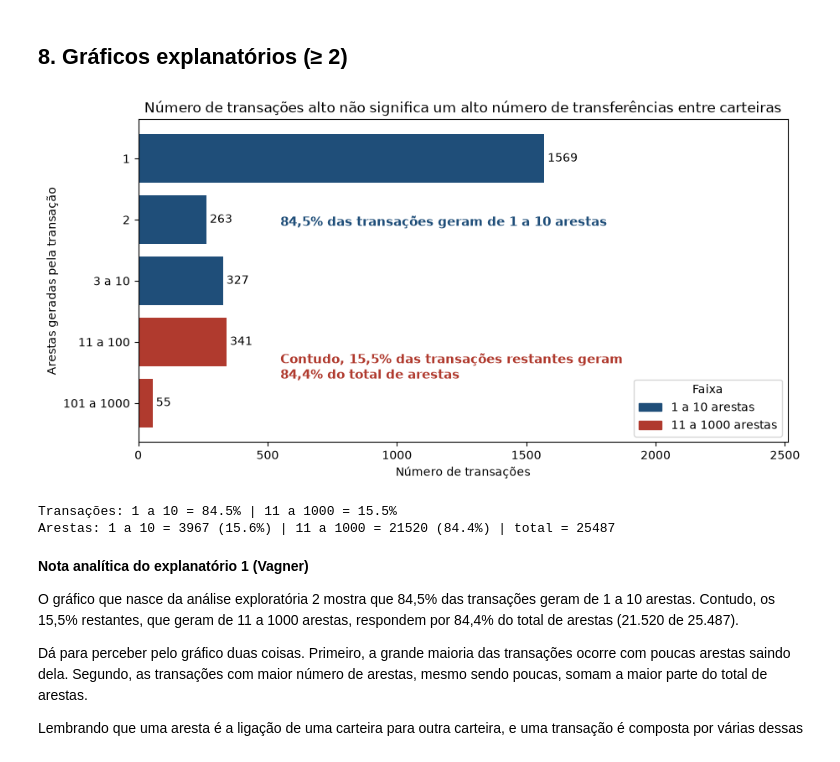
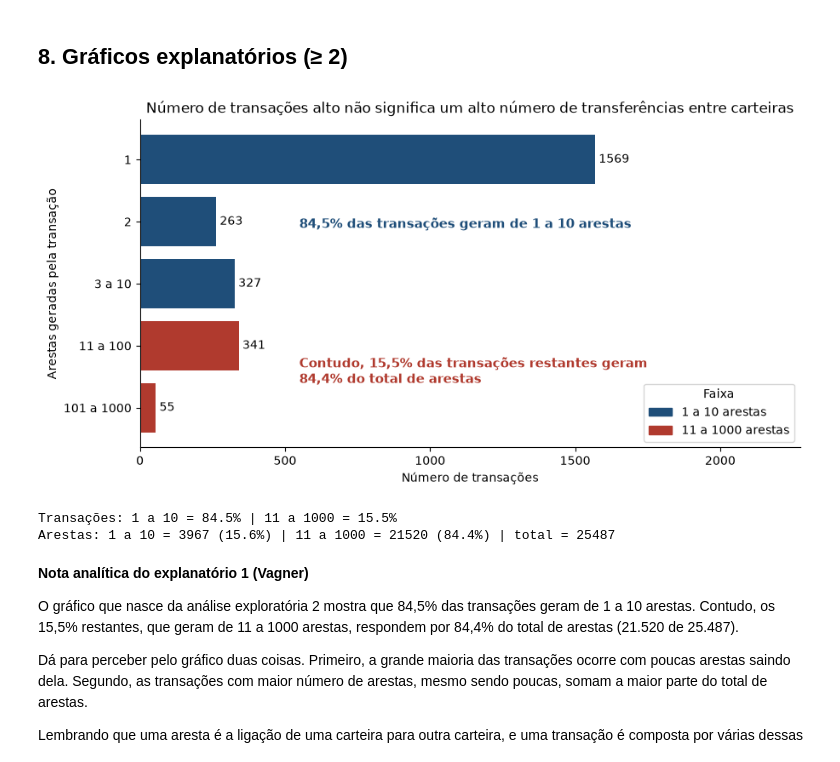
Before and after one commit to davimqz/Projetos-Grafos, a Jupyter notebook: notebooks/avd/01_exploratoria.ipynb, the cells around one changed output. Cells and saved outputs as stored; diff of their text form; code cells hidden in the pictures.

```diff
--- a/notebooks/avd/01_exploratoria.ipynb
+++ b/notebooks/avd/01_exploratoria.ipynb
@@ -713,4 +713,10 @@ import numpy as np
 
 ORDEM = ["ilicito", "desconhecido", "licito"]
 CORES = {"ilicito": "#c0392b", "desconhecido": "#95a5a6", "licito": "#2e8b57"}
+NOMES = {"ilicito": "Ilícita", "desconhecido": "Desconhecida", "licito": "Lícita"}
+
+# [IA] Claude Code – limpeza visual (fechamento da Gestalt e data-ink de Tufte), a pedido do Vagner
+def limpar(ax):
+    for lado in ("top", "right"):
+        ax.spines[lado].set_visible(False)
 # %%
@@ -888,7 +894,7 @@ Escolhemos barras verticais porque é uma forma simples de mostrar as classes da
 # %% [markdown]
 ## 8. Gráficos explanatórios (≥ 2)
 # %%
-# [IA] Claude Code – sintaxe matplotlib do explanatório de arestas por transação; base no gráfico 2, título, cores (azul 1 a 10, vermelho 11 a 1000) e anotações com as porcentagens definidos pelo Vagner
+# [IA] Claude Code – sintaxe matplotlib do explanatório de arestas por transação; base no gráfico 2, título, cores (azul 1 a 10, vermelho 11 a 1000) e anotações com as porcentagens definidos pelo Vagner; limpeza visual a pedido do Vagner (sem bordas de cima e da direita, eixo x mais curto)
 from matplotlib.patches import Patch
 
 grupo_1_10 = ["1", "2", "3 a 10"]
@@ -896,35 +902,36 @@ cor_azul, cor_vermelha = "#1f4e79", "#b03a2e"
 cores = [cor_azul if f in grupo_1_10 else cor_vermelha for f in tx_por_faixa.index.astype(str)]
 arestas_por_faixa = transacoes_rec.groupby(faixas, observed=False)["n_arestas"].sum()
 eh_1_10 = tx_por_faixa.index.astype(str).isin(grupo_1_10)
 pct_tx_1_10 = 100 * tx_por_faixa[eh_1_10].sum() / tx_por_faixa.sum()
 pct_tx_11_1000 = 100 * tx_por_faixa[~eh_1_10].sum() / tx_por_faixa.sum()
 pct_arestas_1_10 = 100 * arestas_por_faixa[eh_1_10].sum() / arestas_por_faixa.sum()
 pct_arestas_11_1000 = 100 * arestas_por_faixa[~eh_1_10].sum() / arestas_por_faixa.sum()
 
 def pct(v):
     return f"{v:.1f}%".replace(".", ",")
 
 fig, ax = plt.subplots(figsize=(10, 5))
 barras = ax.barh(tx_por_faixa.index.astype(str), tx_por_faixa.values, color=cores)
 ax.bar_label(barras, padding=3)
 ax.invert_yaxis()
-ax.set_xlim(0, tx_por_faixa.max() * 1.6)
+ax.set_xlim(0, tx_por_faixa.max() * 1.45)
 ax.set_title("Número de transações alto não significa um alto número de transferências entre carteiras")
 ax.set_xlabel("Número de transações")
 ax.set_ylabel("Arestas geradas pela transação")
 ax.text(tx_por_faixa.max() * 0.35, 1.1, f"{pct(pct_tx_1_10)} das transações geram de 1 a 10 arestas",
         fontsize=11, color=cor_azul, fontweight="bold")
 ax.text(tx_por_faixa.max() * 0.35, 3.6,
         f"Contudo, {pct(pct_tx_11_1000)} das transações restantes geram\n{pct(pct_arestas_11_1000)} do total de arestas",
         fontsize=11, color=cor_vermelha, fontweight="bold")
 ax.legend(handles=[Patch(color=cor_azul, label="1 a 10 arestas"), Patch(color=cor_vermelha, label="11 a 1000 arestas")],
           title="Faixa", loc="lower right")
+limpar(ax)
 plt.savefig(SAIDA + "explanatoria_1.png", dpi=150, bbox_inches="tight")
 plt.show()
 print(f"Transações: 1 a 10 = {pct_tx_1_10:.1f}% | 11 a 1000 = {pct_tx_11_1000:.1f}%")
 print(f"Arestas: 1 a 10 = {arestas_por_faixa[eh_1_10].sum()} ({pct_arestas_1_10:.1f}%) | 11 a 1000 = {arestas_por_faixa[~eh_1_10].sum()} ({pct_arestas_11_1000:.1f}%) | total = {arestas_por_faixa.sum()}")
 # %% [output]
-[figure, old version]
+[figure, new version]
 Transações: 1 a 10 = 84.5% | 11 a 1000 = 15.5%
 Arestas: 1 a 10 = 3967 (15.6%) | 11 a 1000 = 21520 (84.4%) | total = 25487
 # %% [markdown]
```
Also changed, not shown: parts of 5 cells of this notebook, 7 other files.
